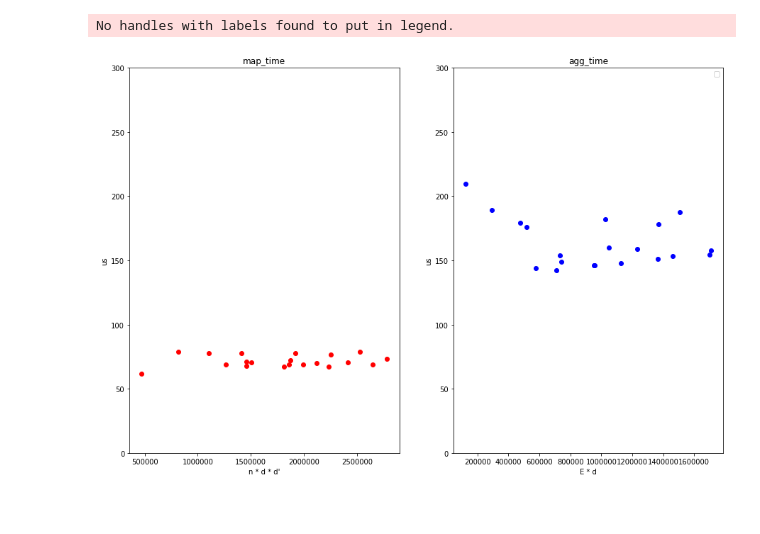
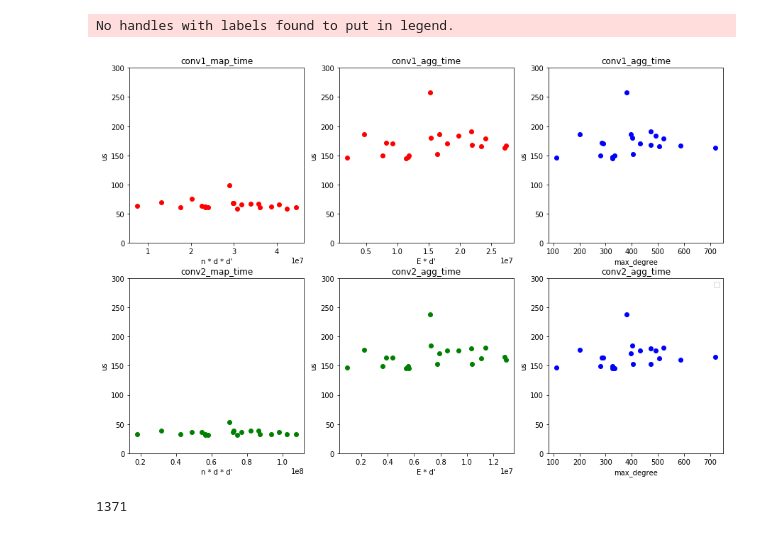
Before and after one commit to OrdinaryCrazy/cnn-compiler-notebook, a Jupyter notebook: jupyter_code/MPNN-PPI-profiling.ipynb, the cells around one changed output. Saved outputs shown, nothing was run; the diff lists cells and outputs as text; code cells hidden in the pictures.

Commit message:
max degree

```diff
--- a/jupyter_code/MPNN-PPI-profiling.ipynb
+++ b/jupyter_code/MPNN-PPI-profiling.ipynb
@@ -108,43 +120,77 @@ gcn_PPI_profile.to_csv("./gcn_PPI_profile.csv")
 # CiteSeerProfile = pd.read_excel("../gcn_CiteSeer_profile.xlsx")
 # PubMedProfile = pd.read_excel("../gcn_PubMed_profile.xlsx")
 PPIProfile = pd.read_csv("./gcn_PPI_profile.csv")
-# %%
-PPIProfile['mapx'] = PPIProfile['node_num'] * PPIProfile['in_channels'] * PPIProfile['out_channels']
-PPIProfile['aggx'] = PPIProfile['edge_num'] * PPIProfile['out_channels']
+# %%
+PPIProfile['conv1_mapx'] = PPIProfile['node_num'] * PPIProfile['conv1_in_channels'] * PPIProfile['conv1_out_channels']
+PPIProfile['conv1_aggx'] = PPIProfile['edge_num'] * PPIProfile['conv1_out_channels']
+PPIProfile['conv2_mapx'] = PPIProfile['node_num'] * PPIProfile['conv2_in_channels'] * PPIProfile['conv2_out_channels']
+PPIProfile['conv2_aggx'] = PPIProfile['edge_num'] * PPIProfile['conv2_out_channels']
 # %%
 
 # plt.plot(CoraProfile.epoch, CoraProfile.agg_time, color = "red", linestyle = "--",
 #          label = "Cora_agg_time n_v_aver = 7.8, d = 1443")
 # plt.plot(CoraProfile.epoch, CoraProfile.map_time, color = "red", linestyle = "-",
 #          label = "Cora_map_time n_v_aver = 7.8, d = 1443")
 # plt.plot(CiteSeerProfile.epoch, CiteSeerProfile.agg_time, color = "green", linestyle = "--",
 #          label = "CiteSeer_agg_time n_v_aver = 5.5, d = 3703")
 # plt.plot(CiteSeerProfile.epoch, CiteSeerProfile.map_time, color = "green", linestyle = "-",
 #          label = "CiteSeer_map_time n_v_aver = 5.5, d = 3703")
 # plt.plot(PubMedProfile.epoch, PubMedProfile.agg_time, color = "blue", linestyle = "--",
 #          label = "PubMed_agg_time n_v_aver = 9, d = 500")
 # plt.plot(PubMedProfile.epoch, PubMedProfile.map_time, color = "blue", linestyle = "-",
 #          label = "PubMed_map_time n_v_aver = 9, d = 500")
-gs = matplotlib.gridspec.GridSpec(1,2)
+gs = matplotlib.gridspec.GridSpec(2,3)
 fig = plt.figure(figsize=(15,10))
 
-map_plot = fig.add_subplot(gs[0])
-map_plot.set_title("map_time")
-map_plot.scatter(PPIProfile['mapx'], PPIProfile['map_time'], color = 'red')
-map_plot.set_xlabel("n * d * d\'")
-map_plot.set_ylabel("us")
-map_plot.set_ylim(0, 300)
+conv1_map_plot = fig.add_subplot(gs[0])
+conv1_map_plot.set_title("conv1_map_time")
+conv1_map_plot.scatter(PPIProfile['conv1_mapx'], PPIProfile['conv1_map_time'], color = 'red')
+conv1_map_plot.set_xlabel("n * d * d\'")
+conv1_map_plot.set_ylabel("us")
+conv1_map_plot.set_ylim(0, 300)
 
-agg_plot = fig.add_subplot(gs[1])
-agg_plot.set_title("agg_time")
-agg_plot.scatter(PPIProfile['aggx'], PPIProfile['agg_time'], color='blue')
-agg_plot.set_xlabel("E * d")
-agg_plot.set_ylabel("us")
-agg_plot.set_ylim(0, 300)
+conv1_agg_plot = fig.add_subplot(gs[1])
+conv1_agg_plot.set_title("conv1_agg_time")
+conv1_agg_plot.scatter(PPIProfile['conv1_aggx'], PPIProfile['conv1_agg_time'], color='red')
+conv1_agg_plot.set_xlabel("E * d\'")
+conv1_agg_plot.set_ylabel("us")
+conv1_agg_plot.set_ylim(0, 300)
 
+conv1_md_agg_plot = fig.add_subplot(gs[2])
+conv1_md_agg_plot.set_title("conv1_agg_time")
+conv1_md_agg_plot.scatter(PPIProfile['max_degree'], PPIProfile['conv1_agg_time'], color='blue')
+conv1_md_agg_plot.set_xlabel("max_degree")
+conv1_md_agg_plot.set_ylabel("us")
+conv1_md_agg_plot.set_ylim(0, 300)
+
+
+conv2_map_plot = fig.add_subplot(gs[3])
+conv2_map_plot.set_title("conv2_map_time")
+conv2_map_plot.scatter(PPIProfile['conv2_mapx'], PPIProfile['conv2_map_time'], color = 'green')
+conv2_map_plot.set_xlabel("n * d * d\'")
+conv2_map_plot.set_ylabel("us")
+conv2_map_plot.set_ylim(0, 300)
+
+conv2_agg_plot = fig.add_subplot(gs[4])
+conv2_agg_plot.set_title("conv2_agg_time")
+conv2_agg_plot.scatter(PPIProfile['conv2_aggx'], PPIProfile['conv2_agg_time'], color='green')
+conv2_agg_plot.set_xlabel("E * d\'")
+conv2_agg_plot.set_ylabel("us")
+conv2_agg_plot.set_ylim(0, 300)
+
+conv2_md_agg_plot = fig.add_subplot(gs[5])
+conv2_md_agg_plot.set_title("conv2_agg_time")
+conv2_md_agg_plot.scatter(PPIProfile['max_degree'], PPIProfile['conv2_agg_time'], color='blue')
+conv2_md_agg_plot.set_xlabel("max_degree")
+conv2_md_agg_plot.set_ylabel("us")
+conv2_md_agg_plot.set_ylim(0, 300)
 # plt.ylabel("us")
 plt.legend(loc='upper right')
 plt.savefig("../ppi_plot.png")
 # %% [output]
 No handles with labels found to put in legend.
-[figure, old version]
+[figure, new version]
+# %%
+np.max(np.bincount(train_dataset.data.edge_index[0]))
+# %% [output]
+1371
```
Also changed, not shown: parts of 4 cells of this notebook, 2 other files.
